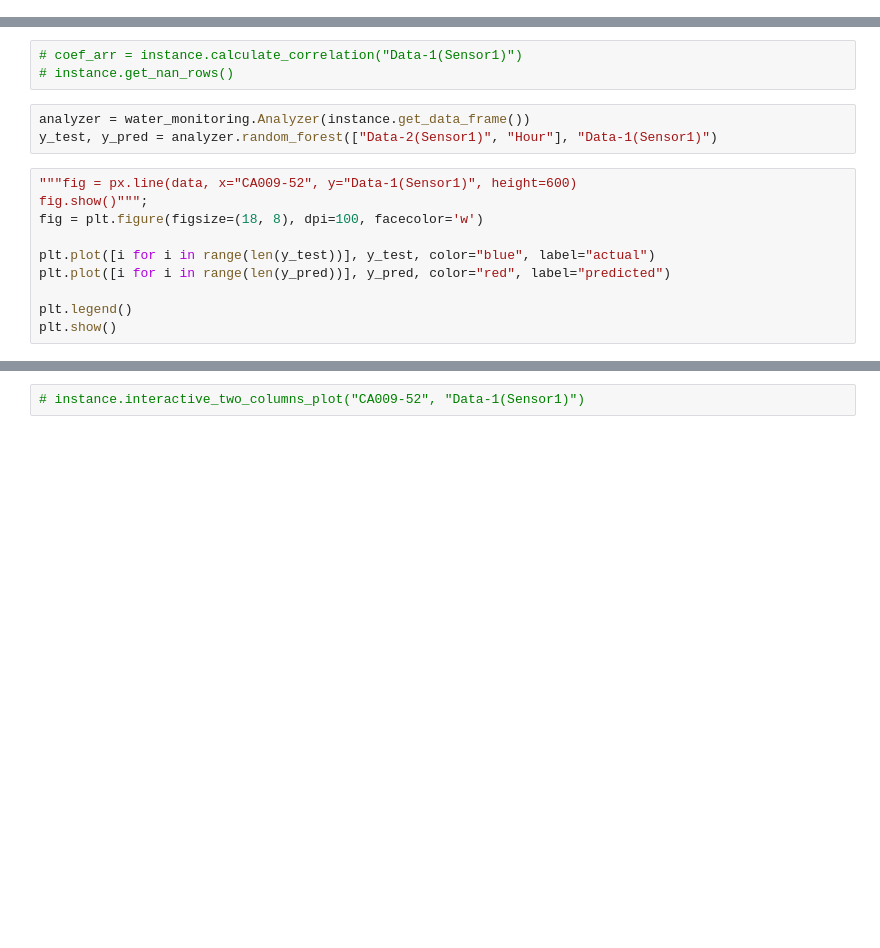
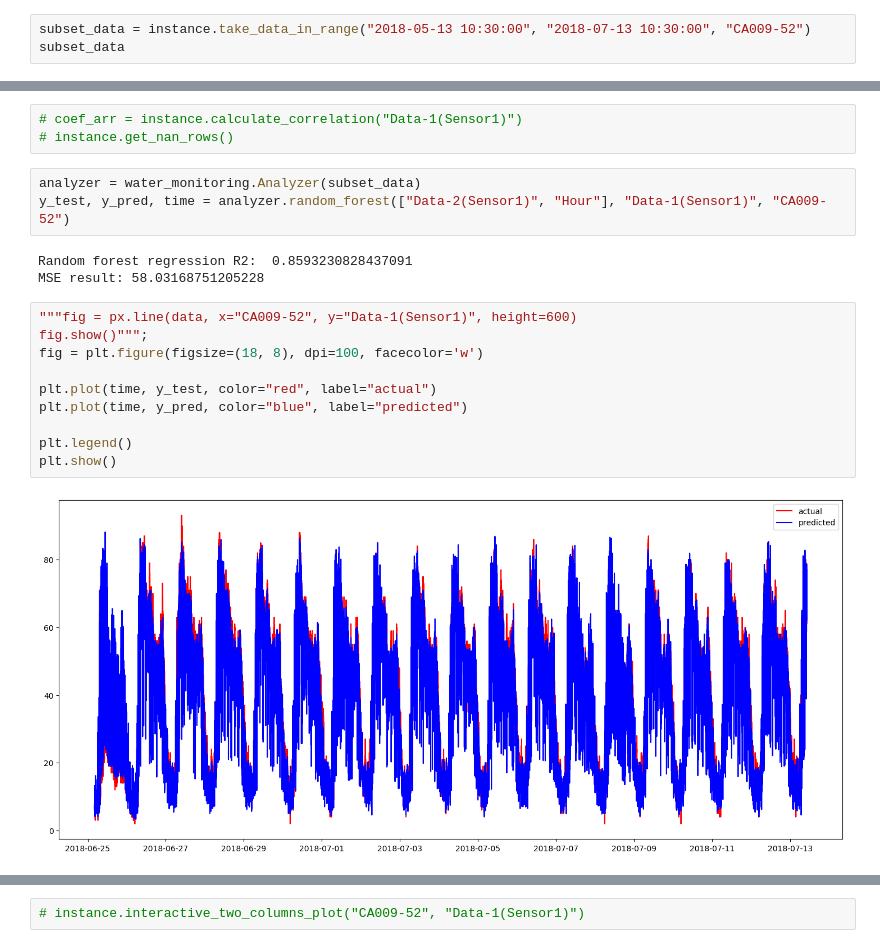
Before and after one commit to Zan-23/IJS_water_loss, a Jupyter notebook: notebooks/Alicante data analysis.ipynb, the cells around one changed output, grey strips where cells are left out. Cells and saved outputs as stored; diff of their text form; blank space fills up the shorter version.

Commit message:
Implemented slicing of data frame by timestamp, documented random forest and other methods

```diff
--- a/notebooks/Alicante data analysis.ipynb
+++ b/notebooks/Alicante data analysis.ipynb
@@ -28,0 +42,3 @@ Columns (2,3) have mixed types.Specify dtype option on import or set low_memory=
+# %%
+subset_data = instance.take_data_in_range("2018-05-13 10:30:00", "2018-07-13 10:30:00", "CA009-52")
+subset_data
@@ -30,16 +60,21 @@ Columns (2,3) have mixed types.Specify dtype option on import or set low_memory=
 # coef_arr = instance.calculate_correlation("Data-1(Sensor1)")
 # instance.get_nan_rows()
 # %%
-analyzer = water_monitoring.Analyzer(instance.get_data_frame())
-y_test, y_pred = analyzer.random_forest(["Data-2(Sensor1)", "Hour"], "Data-1(Sensor1)")
+analyzer = water_monitoring.Analyzer(subset_data)
+y_test, y_pred, time = analyzer.random_forest(["Data-2(Sensor1)", "Hour"], "Data-1(Sensor1)", "CA009-52")
+# %% [output]
+Random forest regression R2:  0.8593230828437091
+MSE result: 58.03168751205228
 # %%
 """fig = px.line(data, x="CA009-52", y="Data-1(Sensor1)", height=600)
 fig.show()""";
 fig = plt.figure(figsize=(18, 8), dpi=100, facecolor='w')
 
-plt.plot([i for i in range(len(y_test))], y_test, color="blue", label="actual")
-plt.plot([i for i in range(len(y_pred))], y_pred, color="red", label="predicted")
+plt.plot(time, y_test, color="red", label="actual")
+plt.plot(time, y_pred, color="blue", label="predicted")
 
 plt.legend()
 plt.show()
+# %% [output]
+[figure, added]
 # %%
```
Also changed, not shown: parts of 3 cells of this notebook, 1 other file.
